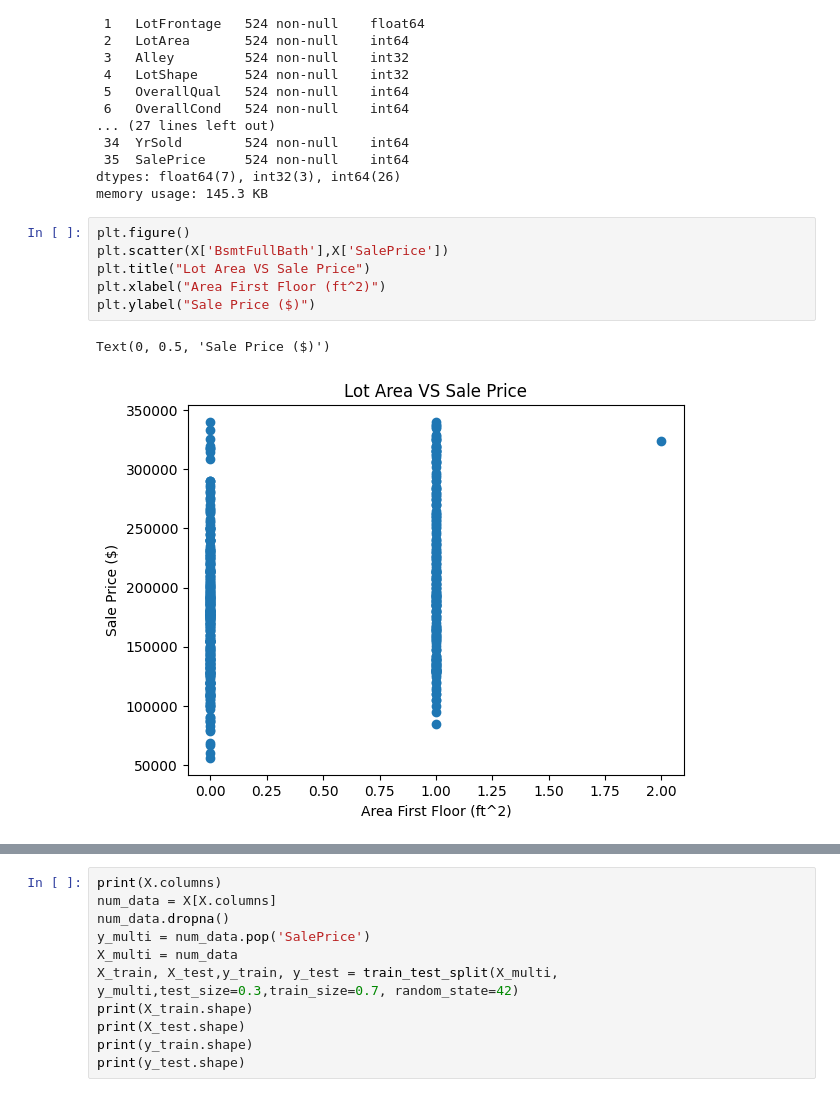
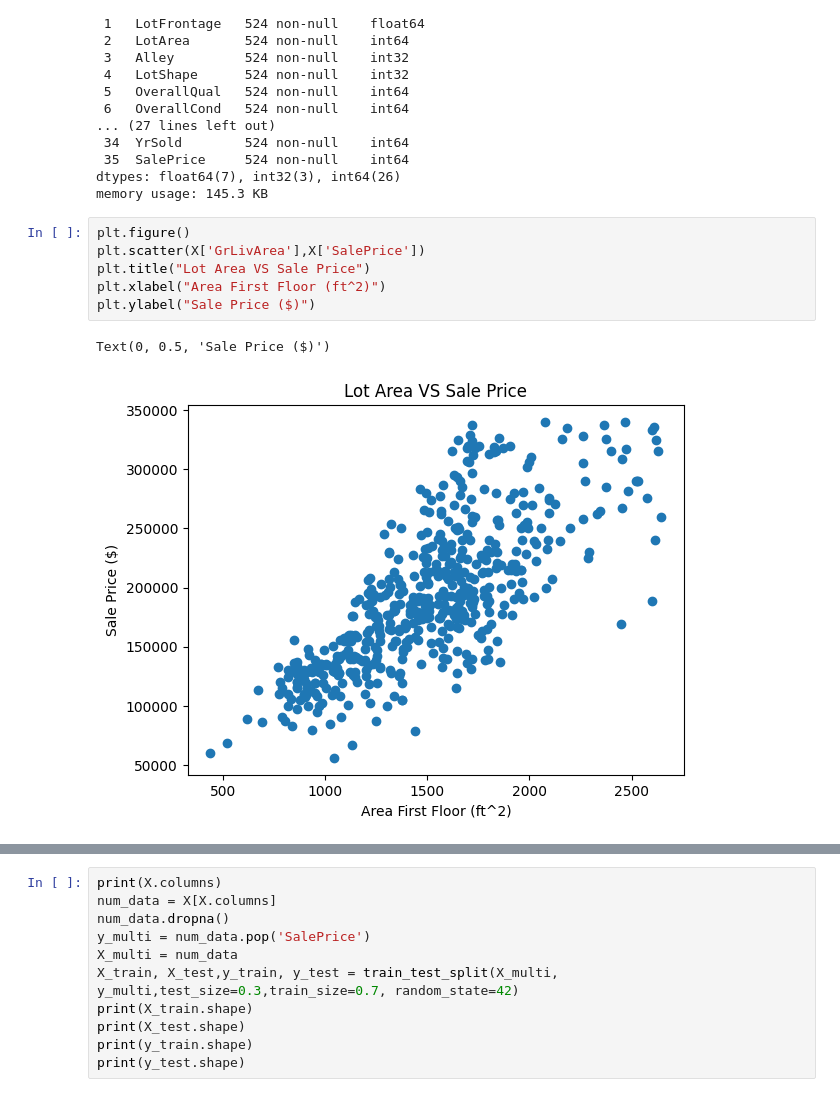
Before and after one commit to MarchMol/MRL_1, a Jupyter notebook: actividades.ipynb, the cells around one changed output, grey strips where cells are left out. Saved outputs shown, nothing was run; the diff lists cells and outputs as text.

```diff
--- a/actividades.ipynb
+++ b/actividades.ipynb
@@ -339,12 +339,12 @@ dtypes: float64(7), int32(3), int64(26)
 memory usage: 145.3 KB
 # %%
 plt.figure()
-plt.scatter(X['BsmtFullBath'],X['SalePrice'])
+plt.scatter(X['GrLivArea'],X['SalePrice'])
 plt.title("Lot Area VS Sale Price")
 plt.xlabel("Area First Floor (ft^2)")
 plt.ylabel("Sale Price ($)")
 # %% [output]
 Text(0, 0.5, 'Sale Price ($)')
-[figure, old version]
+[figure, new version]
 # %%
 import mrl_func
```
Also changed, not shown: parts of 20 cells of this notebook, 1 other file.
